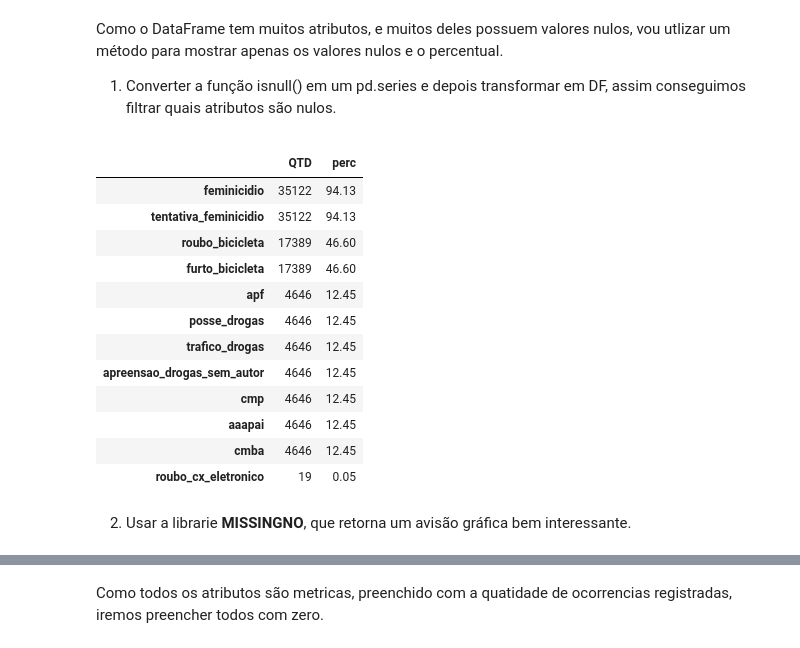
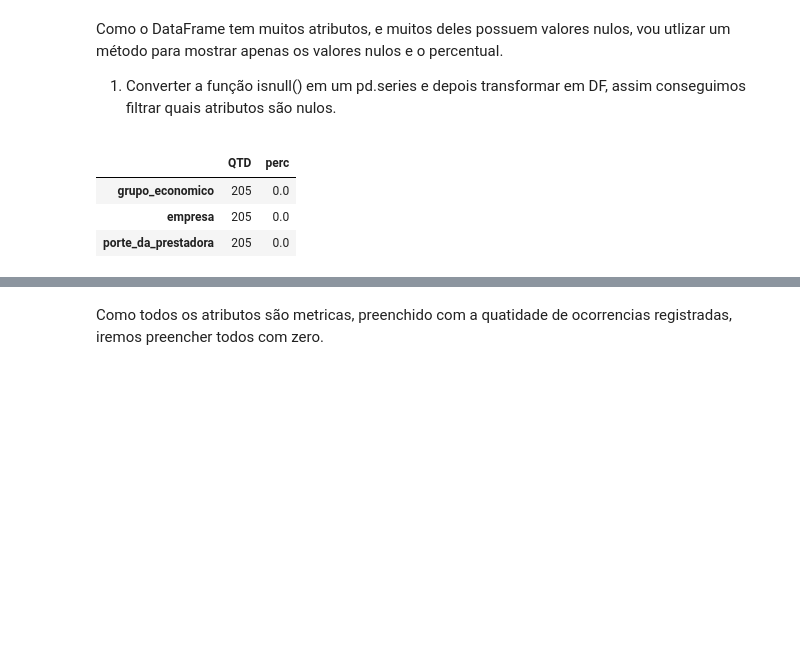
Before and after one commit to gabrielmprata/anatel_banda_larga_fixa, a Jupyter notebook: PREP_banda_larga_fixa_pwr_bi.ipynb, the cells around one changed output, grey strips where cells are left out. Cells and saved outputs as stored; diff of their text form; code cells hidden in the pictures; blank space fills up the shorter version.

```diff
--- a/PREP_banda_larga_fixa_pwr_bi.ipynb
+++ b/PREP_banda_larga_fixa_pwr_bi.ipynb
@@ -249,0 +262,9 @@ De forma resumida, a limpeza consiste na verificação da consistência das info
+# %%
+def remover_acentos(texto):
+    # Decompõe caracteres acentuados (ex: á -> a + ´)
+    texto_normalizado = unicodedata.normalize('NFKD', texto)
+    # Remove os caracteres de acentuação (intervalo unicode)
+    return re.sub(r'[\u0300-\u036f]', '', texto_normalizado)
+
+df_acessos_bl.columns = [remover_acentos(column) for column in df_acessos_bl.columns]
+df_acessos_bl.columns
@@ -249,0 +279,9 @@ De forma resumida, a limpeza consiste na verificação da consistência das info
+# %%
+# Criar uma função para aplicar o snake_case
+def snake_case(string):
+    string = re.sub(" +", " ", string)   # substitui múltiplos espaços por um espaço
+    string = re.sub(" ", "_", string)    # substitui espaço por _
+    return string.lower() # transforma em minuscula
+
+df_acessos_bl.columns = [snake_case(column) for column in df_acessos_bl.columns]
+df_acessos_bl.columns
@@ -254,6 +318,8 @@ Vamos eliminar as colunas que não iremos utilizar em nossas analises.
 >
 A ideia é ter um dataframe mais leve, e com pouco espaço em disco.
 # %%
-df_ocorrencias.drop([
-				            'mes_ano','fase'
+df_acessos_bl.drop([
+				            'cnpj','tecnologia'
+                    ,'tipo_de_pessoa'
+                    ,'tipo_de_produto'
                     ], axis=1, inplace= True)
@@ -271,31 +355,20 @@ Como o DataFrame tem muitos atributos, e muitos deles possuem valores nulos, vou
 # %%
 #1)
 # cria um pd.series
-dfnull = df_ocorrencias.isnull().sum()
+dfnull = df_acessos_bl.isnull().sum()
 
 # Converte series em dataframe
 dfnull = (dfnull.to_frame(name="QTD"))
 
-tot = len(df_ocorrencias) #Total de registros no dataset
+tot = len(df_acessos_bl) #Total de registros no dataset
 
 #Criano o atributo perc, para saber o percentual de registros nulo do atributo
 dfnull["perc"] = ((dfnull['QTD']/tot)*100).round(2)
 
 #Mostrar apenas os atributos com valores nulos, ordenando para o com mais linhas nulas
 dfnull.query('QTD > 0').sort_values(by='perc', ascending=False)
 # %% [output]
 |  | QTD | perc |
-| feminicidio | 35122 | 94.13 |
-| tentativa_feminicidio | 35122 | 94.13 |
-| roubo_bicicleta | 17389 | 46.60 |
-| furto_bicicleta | 17389 | 46.60 |
-| apf | 4646 | 12.45 |
-| posse_drogas | 4646 | 12.45 |
-| trafico_drogas | 4646 | 12.45 |
-| apreensao_drogas_sem_autor | 4646 | 12.45 |
-| cmp | 4646 | 12.45 |
-| aaapai | 4646 | 12.45 |
-| cmba | 4646 | 12.45 |
-| roubo_cx_eletronico | 19 | 0.05 |
+| grupo_economico | 205 | 0.0 |
+| empresa | 205 | 0.0 |
+| porte_da_prestadora | 205 | 0.0 |
-# %% [markdown]
-2) Usar a librarie **MISSINGNO**, que retorna um avisão gráfica bem interessante.
```
Also changed, not shown: parts of 11 cells of this notebook.
